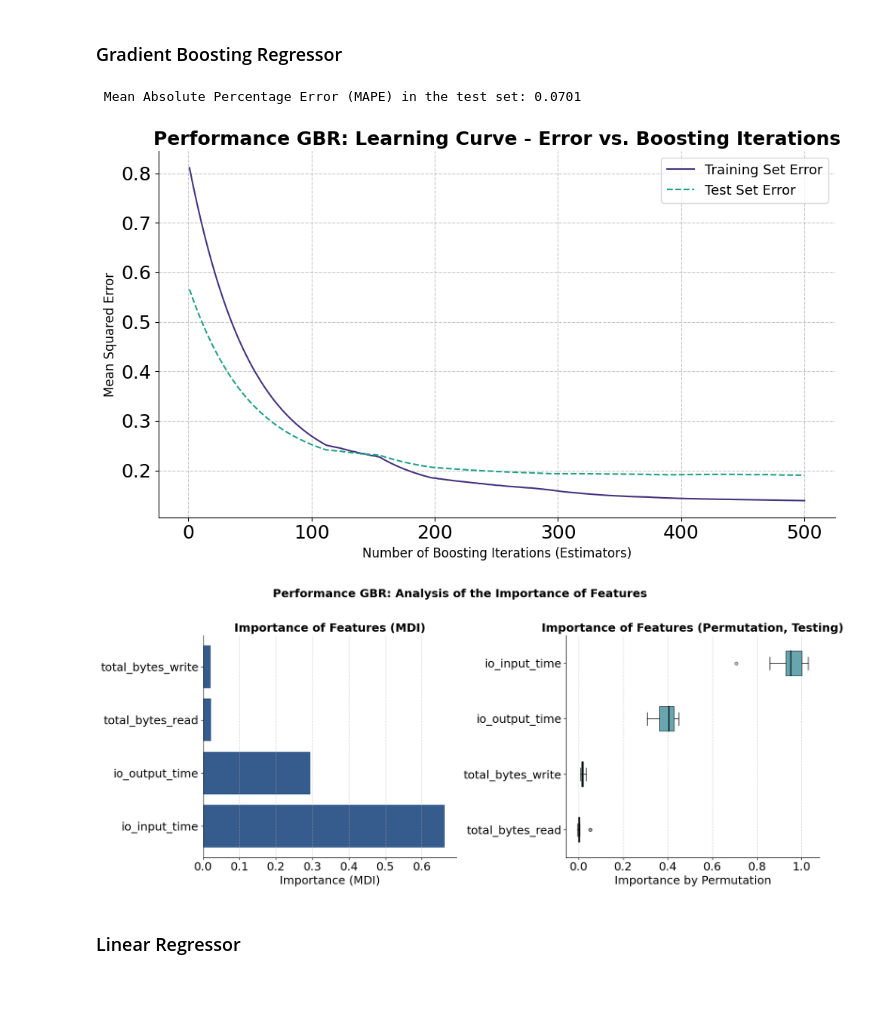
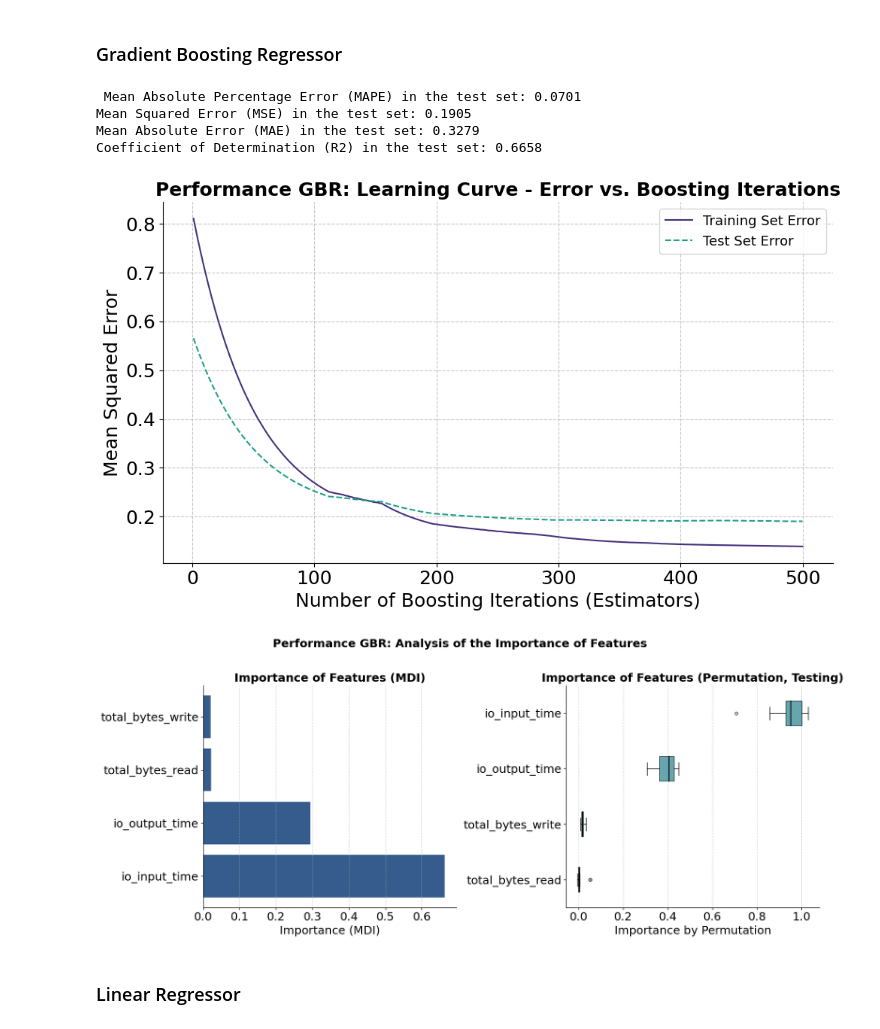
Before and after one commit to marcosamaris/green-hpc-workflow, a Jupyter notebook: notebooks/blast-workflow-notebook.ipynb, the cells around one changed output. Saved outputs shown, nothing was run; the diff lists cells and outputs as text; code cells hidden in the pictures; blank space fills up the shorter version.

```diff
--- a/notebooks/blast-workflow-notebook.ipynb
+++ b/notebooks/blast-workflow-notebook.ipynb
@@ -531,7 +531,13 @@ gbr_model.fit(X_train, y_train)
 
 y_pred_test = gbr_model.predict(X_test)
 mape_test = mean_absolute_percentage_error(y_test, y_pred_test)
+mse_test = mean_squared_error(y_test, y_pred_test)
+mae_test = mean_absolute_error(y_test, y_pred_test)
+coef_determination = r2_score(y_test, y_pred_test)
 print(f" Mean Absolute Percentage Error (MAPE) in the test set: {mape_test:.4f}")
+print(f"Mean Squared Error (MSE) in the test set: {mse_test:.4f}")
+print(f"Mean Absolute Error (MAE) in the test set: {mae_test:.4f}")
+print(f"Coefficient of Determination (R2) in the test set: {coef_determination:.4f}")
 
 test_deviance = np.zeros((params["n_estimators"],), dtype=np.float64)
 for i, y_pred_staged in enumerate(gbr_model.staged_predict(X_test)):
@@ -563,8 +569,8 @@ ax_deviance.plot(
     label="Test Set Error"
 )
 ax_deviance.legend(loc="upper right", frameon=True)
-ax_deviance.set_xlabel("Number of Boosting Iterations (Estimators)", fontsize=12)
-ax_deviance.set_ylabel(loss_label, fontsize=12)
+ax_deviance.set_xlabel("Number of Boosting Iterations (Estimators)", fontsize=xylabel_font_size)
+ax_deviance.set_ylabel(loss_label, fontsize=xylabel_font_size)
 ax_deviance.grid(True, linestyle='--', alpha=0.7)
 sns.despine(fig=fig_deviance, ax=ax_deviance)
 ax_deviance.tick_params(labelsize=tick_params_font_size)
@@ -602,34 +608,37 @@ tick_labels_parameter_name = (
     if parse_version(matplotlib.__version__) >= parse_version("3.9")
     else "labels"
 )
 tick_labels_dict = {
     tick_labels_parameter_name: np.array(features)[sorted_idx_perm]
 }
 
 axes_importance[1].boxplot(
     perm_importance_result.importances[sorted_idx_perm].T,
     vert=False,
     patch_artist=True,
     boxprops=dict(facecolor=sns.color_palette("viridis")[2], alpha=0.7),
     medianprops=dict(color="black", linewidth=1.5),
     whiskerprops=dict(color="black", linewidth=1),
     capprops=dict(color="black", linewidth=1),
     flierprops=dict(marker='o', markerfacecolor='gray', markersize=5, linestyle='none', alpha=0.5),
     **tick_labels_dict
 )
 axes_importance[1].set_xlabel("Importance by Permutation", fontsize=xylabel_font_size)
 axes_importance[1].set_title("Importance of Features (Permutation, Testing)", fontsize=subtitle_font_size, fontweight='bold')
 axes_importance[1].tick_params(axis='y', labelsize=xylabel_font_size)
 sns.despine(ax=axes_importance[1])
 axes_importance[1].grid(axis='x', linestyle='--', alpha=0.6)
 axes_importance[1].tick_params(axis='x', labelsize=tick_params_font_size)
 
 fig_importance.suptitle("Performance GBR: Analysis of the Importance of Features", fontsize=title_font_size, fontweight='bold')
 fig_importance.tight_layout(rect=[0, 0.03, 1, 0.95])
 plt.show()
 # %% [output]
  Mean Absolute Percentage Error (MAPE) in the test set: 0.0701
+Mean Squared Error (MSE) in the test set: 0.1905
+Mean Absolute Error (MAE) in the test set: 0.3279
+Coefficient of Determination (R2) in the test set: 0.6658
-[figure, old version]
+[figure, new version]
 [figure]
 # %% [markdown]
 ### Linear Regressor
```
Also changed, not shown: parts of 7 cells of this notebook.
